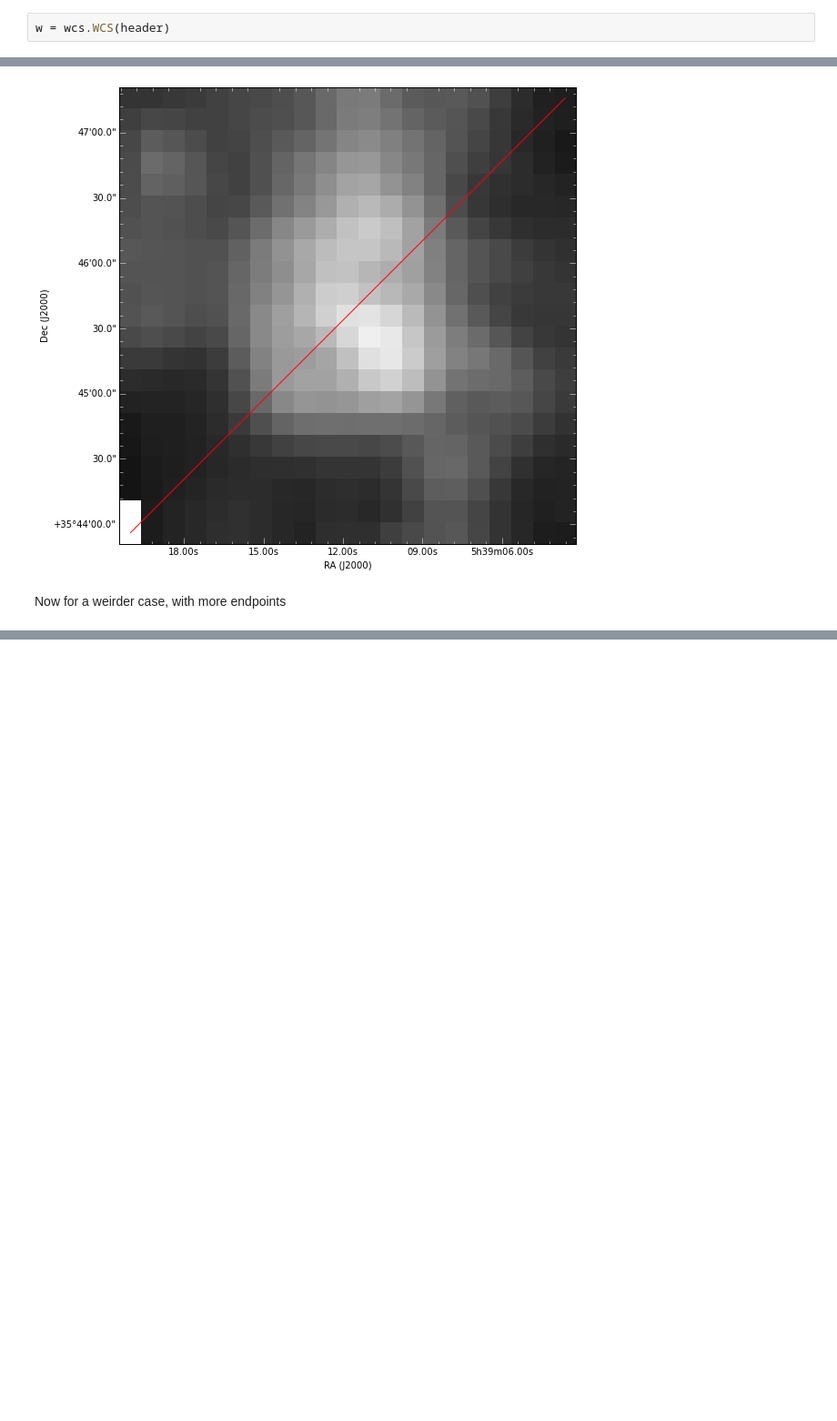
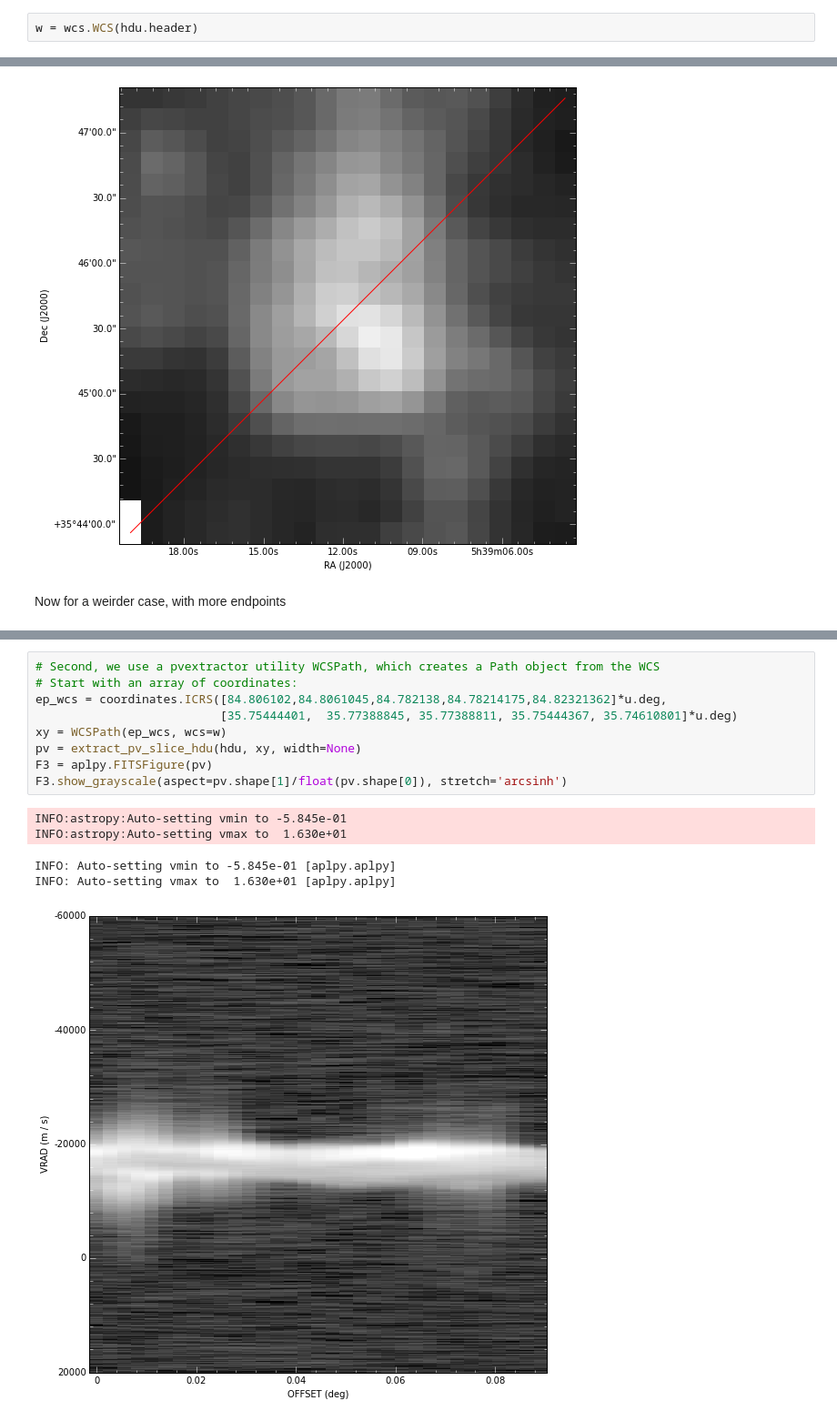
Before and after one commit to radio-astro-tools/pvextractor, a Jupyter notebook: examples/IRAS05358Slicing.ipynb, the cells around one changed output, grey strips where cells are left out. Shown at 91% size. Cells and saved outputs as stored; diff of their text form; blank space fills up the shorter version.

Commit message:
ipynb notebook update, with one minor fix importing WCSPath in __init__

```diff
--- a/examples/IRAS05358Slicing.ipynb
+++ b/examples/IRAS05358Slicing.ipynb
@@ -12,2 +14,2 @@ with get_readable_fileobj(url, cache=True) as f:
 # %%
-w = wcs.WCS(header)
+w = wcs.WCS(hdu.header)
@@ -122,0 +95,15 @@ INFO: Auto-setting vmax to  1.677e+01 [aplpy.aplpy]
+# %%
+# Second, we use a pvextractor utility WCSPath, which creates a Path object from the WCS
+# Start with an array of coordinates:
+ep_wcs = coordinates.ICRS([84.806102,84.8061045,84.782138,84.78214175,84.82321362]*u.deg,
+                          [35.75444401,  35.77388845, 35.77388811, 35.75444367, 35.74610801]*u.deg)
+xy = WCSPath(ep_wcs, wcs=w)
+pv = extract_pv_slice_hdu(hdu, xy, width=None)
+F3 = aplpy.FITSFigure(pv)
+F3.show_grayscale(aspect=pv.shape[1]/float(pv.shape[0]), stretch='arcsinh')
+# %% [output]
+INFO:astropy:Auto-setting vmin to -5.845e-01
+INFO:astropy:Auto-setting vmax to  1.630e+01
+INFO: Auto-setting vmin to -5.845e-01 [aplpy.aplpy]
+INFO: Auto-setting vmax to  1.630e+01 [aplpy.aplpy]
+[figure, added]
```
Also changed, not shown: parts of 20 cells of this notebook, 1 other file.
